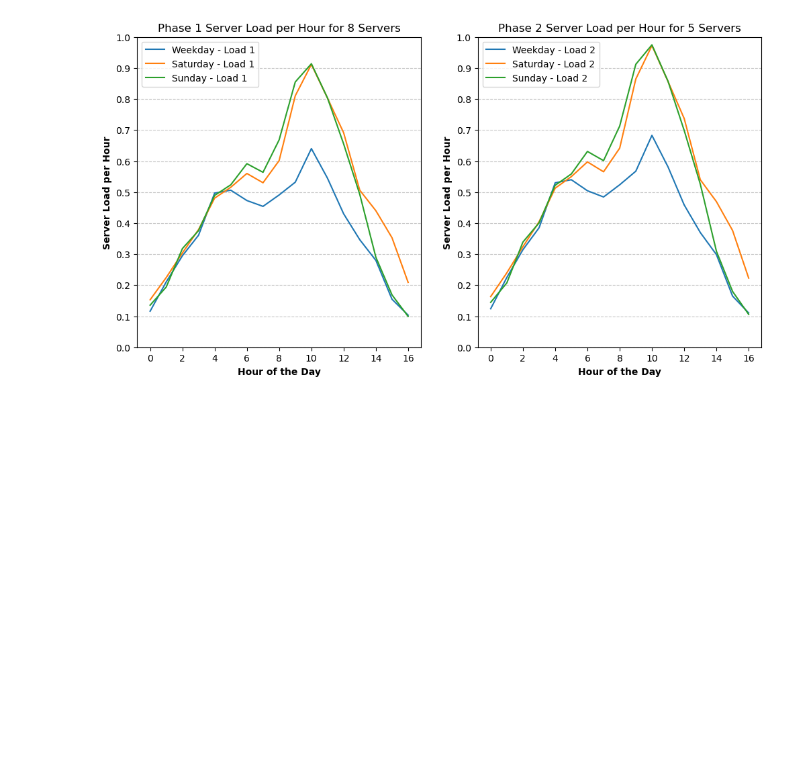
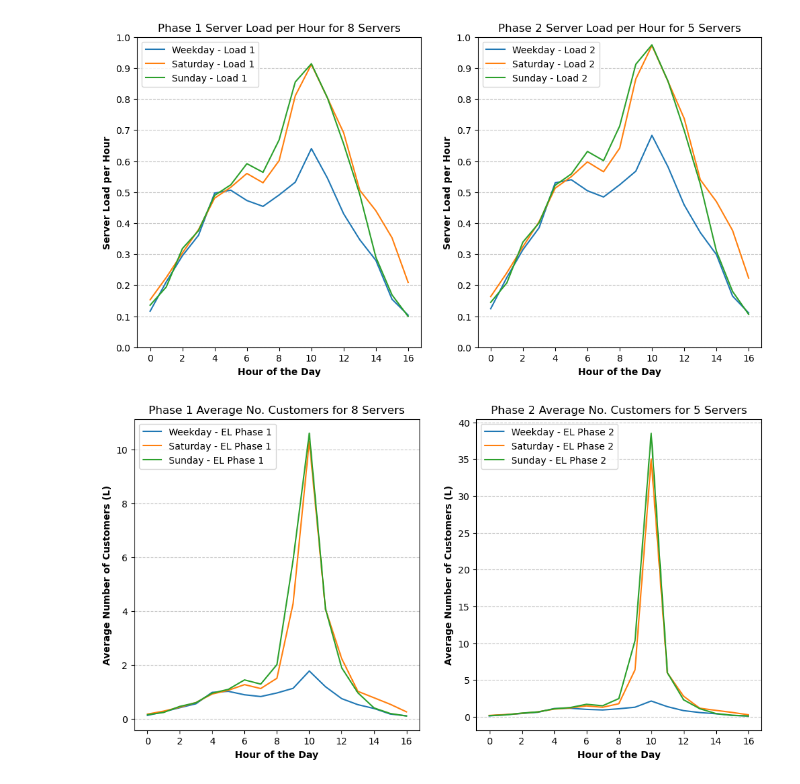
Before and after one commit to nandob7/ASM-Case2, a Jupyter notebook: case2.ipynb, the cells around one changed output. Saved outputs shown, nothing was run; the diff lists cells and outputs as text; code cells hidden in the pictures; blank space fills up the shorter version.

Commit message:
average customers

```diff
--- a/case2.ipynb
+++ b/case2.ipynb
@@ -209,8 +209,8 @@ days_of_week = ['Weekday', 'Saturday', 'Sunday']
 
 # Plot for Phase 1
 for i, df in enumerate([df_weekday, df_saturday, df_sunday]):
-    load1 = df['Lambda'] / (c1 * (1 / (s1 / 60)))
-    ax1.plot(df['Hour'], load1, label=f'{days_of_week[i]} - Load 1')
+    df['Load1'] = df['Lambda'] / (c1 * (1 / (s1 / 60)))
+    ax1.plot(df['Hour'], df['Load1'], label=f'{days_of_week[i]} - Load 1')
 
 ax1.set_xlabel('Hour of the Day', fontweight='bold')
 ax1.set_ylabel('Server Load per Hour', fontweight='bold')
@@ -222,8 +222,8 @@ ax1.set_yticks([0, 0.1, 0.2, 0.3, 0.4, 0.5, 0.6, 0.7, 0.8, 0.9, 1.0])
 
 # Plot for Phase 2
 for i, df in enumerate([df_weekday, df_saturday, df_sunday]):
-    load2 = df['Lambda'] / (c2 * (1 / (s2 / 60)))
-    ax2.plot(df['Hour'], load2, label=f'{days_of_week[i]} - Load 2')
+    df['Load2'] = df['Lambda'] / (c2 * (1 / (s2 / 60)))
+    ax2.plot(df['Hour'], df['Load2'], label=f'{days_of_week[i]} - Load 2')
 
 ax2.set_xlabel('Hour of the Day', fontweight='bold')
 ax2.set_ylabel('Server Load per Hour', fontweight='bold')
@@ -240,3 +240,49 @@ plt.savefig("loads_phase1_and_phase2.png")
 plt.show()
 # %% [output]
 [figure]
+# %%
+def persons_in_system(df):
+    L1s = []
+    L2s = []
+    for i in df['Hour']:
+        rho1 = df['Load1'].iloc[i]
+        rho2 = df['Load2'].iloc[i]
+        L1 = rho1/(1-rho1)  #expected people in systems
+        L2 = rho2/(1-rho2)
+        L1s.append(L1)
+        L2s.append(L2)
+    return L1s, L2s
+# %%
+# Create subplots for Phase 1 and Phase 2
+fig, (ax1, ax2) = plt.subplots(1, 2, figsize=(12, 6))
+
+days_of_week = ['Weekday', 'Saturday', 'Sunday']
+
+# Plot for Phase 1
+for i, df in enumerate([df_weekday, df_saturday, df_sunday]):
+    df['EL1'], df['EL2'] = persons_in_system(df)
+    ax1.plot(df['Hour'], df['EL1'], label=f'{days_of_week[i]} - EL Phase 1')
+
+ax1.set_xlabel('Hour of the Day', fontweight='bold')
+ax1.set_ylabel('Average Number of Customers (L)', fontweight='bold')
+ax1.grid(axis='y', linestyle='--', alpha=0.7)
+ax1.set_title(f'Phase 1 Average No. Customers for {c1} Servers')
+ax1.legend()
+
+# Plot for Phase 2
+for i, df in enumerate([df_weekday, df_saturday, df_sunday]):
+    ax2.plot(df['Hour'], df['EL2'], label=f'{days_of_week[i]} - EL Phase 2')
+
+ax2.set_xlabel('Hour of the Day', fontweight='bold')
+ax2.set_ylabel('Average Number of Customers (L)', fontweight='bold')
+ax2.grid(axis='y', linestyle='--', alpha=0.7)
+ax2.set_title(f'Phase 2 Average No. Customers for {c2} Servers')
+ax2.legend()
+
+# Save figures
+plt.savefig("average_customers.png")
+
+# Show the figures
+plt.show()
+# %% [output]
+[figure, added]
```
